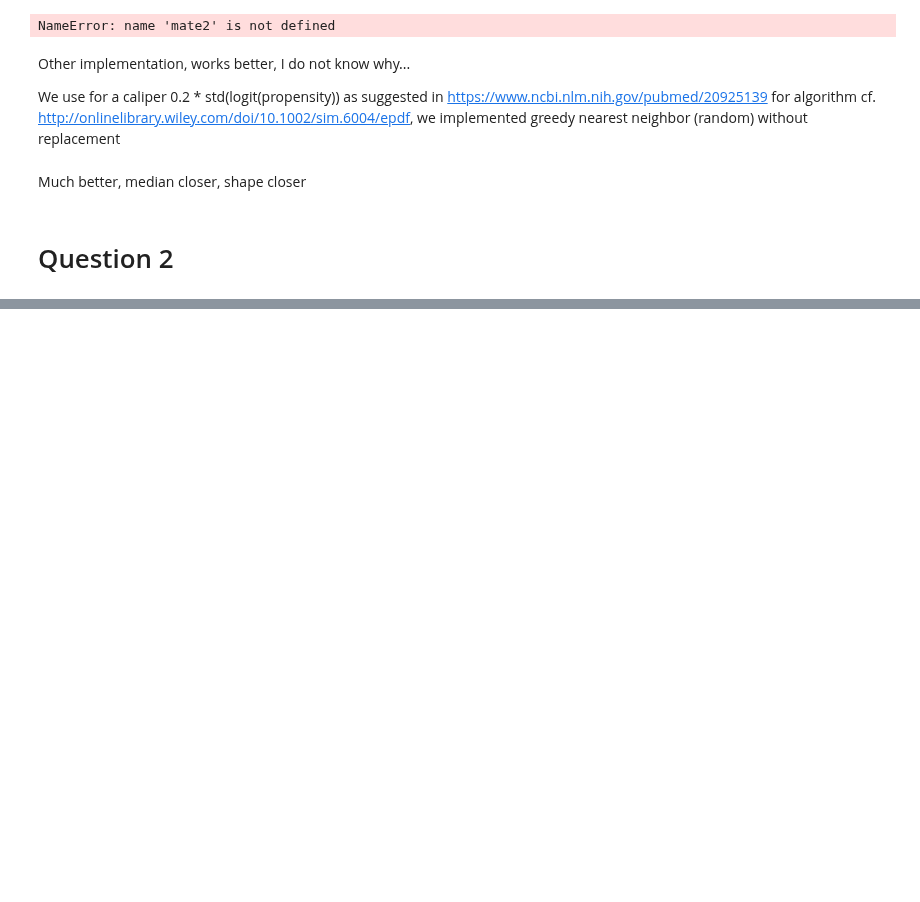
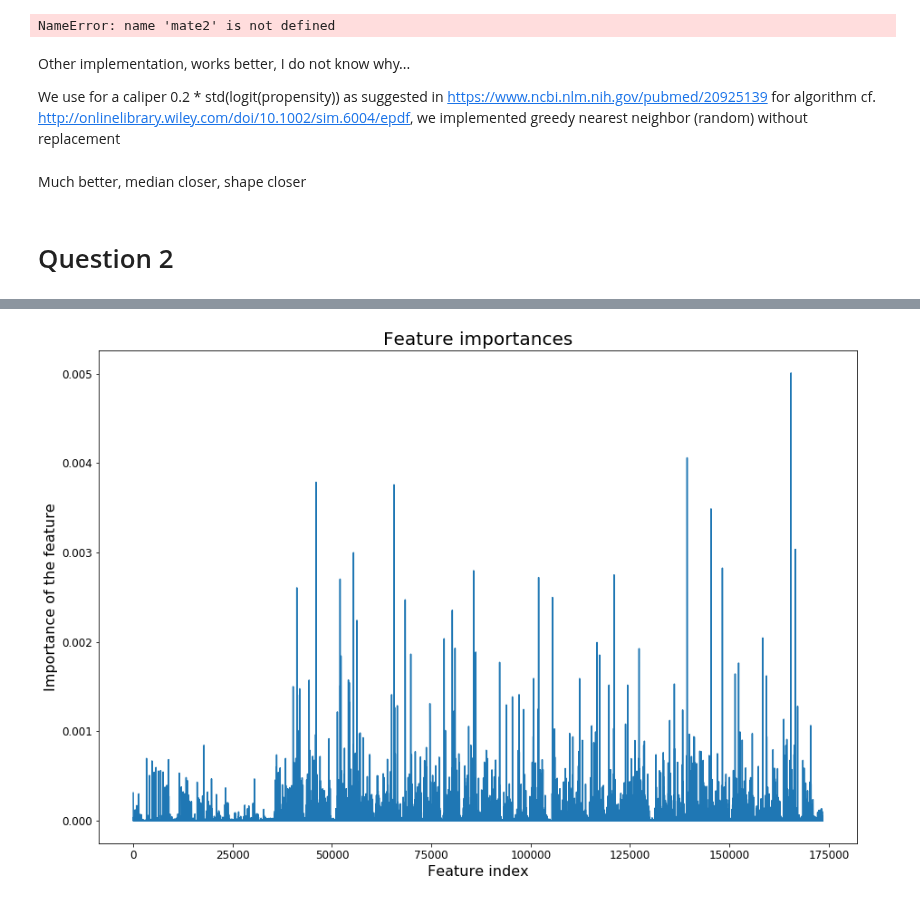
Before and after one commit to raphaelBarman/ADA-dh, a Jupyter notebook: 04 - Applied ML/Homework 4.ipynb, the cells around one changed output, grey strips where cells are left out. Saved outputs shown, nothing was run; the diff lists cells and outputs as text; code cells hidden in the pictures; blank space fills up the shorter version.

```diff
--- a/04 - Applied ML/Homework 4.ipynb
+++ b/04 - Applied ML/Homework 4.ipynb
@@ -442,0 +422,9 @@ For instance if the term "car" appears in a text, then most likely it'll be part
+# %%
+fig, ax = plt.subplots(figsize=(15,10))
+plt.plot(clf.feature_importances_)
+plt.title("Feature importances", fontsize=20)
+ax.set_xlabel("Feature index", fontsize=16)
+ax.set_ylabel("Importance of the feature", fontsize=16)
+ax.tick_params(labelsize=12);
+# %% [output]
+[figure, added]
```
Also changed, not shown: parts of 37 cells of this notebook.
